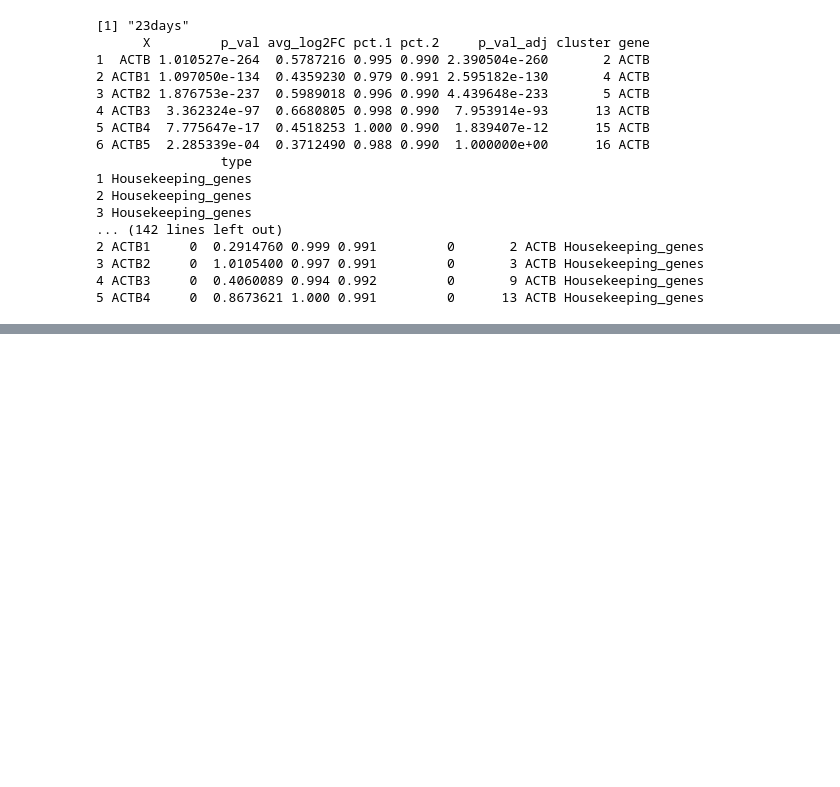
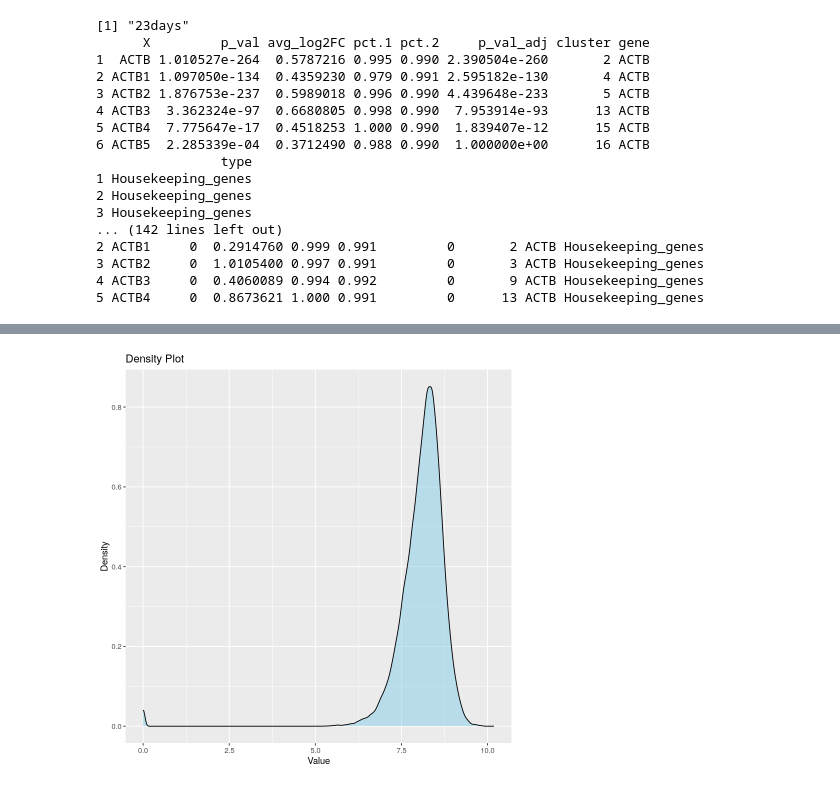
Before and after one commit to Maiolino-Au/Organoidi2024, a Jupyter notebook: SETTEMBRE/2_Genes_preliminary.ipynb, the cells around one changed output, grey strips where cells are left out. Drawn from its saved outputs; the diff is of its cells as text; code cells hidden in the pictures; blank space fills up the shorter version.

```diff
--- a/SETTEMBRE/2_Genes_preliminary.ipynb
+++ b/SETTEMBRE/2_Genes_preliminary.ipynb
@@ -150,0 +177,11 @@ for (file_name in timepoints) {
+# %%
+# Get UMAP coordinates
+umap <- Embeddings(sc_data, reduction = "umap")
+
+# Get expression values for your genes
+expr <- FetchData(sc_data, vars = c(genes_of_interest, housekeeping_genes[1]))
+
+# Combine them into one data frame
+expr$UMAP_1 <- umap[,1]
+expr$UMAP_2 <- umap[,2]
+head(expr)
@@ -150,0 +198,11 @@ for (file_name in timepoints) {
+# %%
+# Assume your_vector is your numeric vector
+df <- data.frame(value = expr[, 4])
+
+a <- ggplot(df, aes(x = value)) +
+  geom_density(fill = "skyblue", alpha = 0.5) +
+  labs(title = "Density Plot", x = "Value", y = "Density")
+
+a
+# %% [output]
+[figure, added]
```
Also changed, not shown: parts of 9 cells of this notebook, 8 other files.
